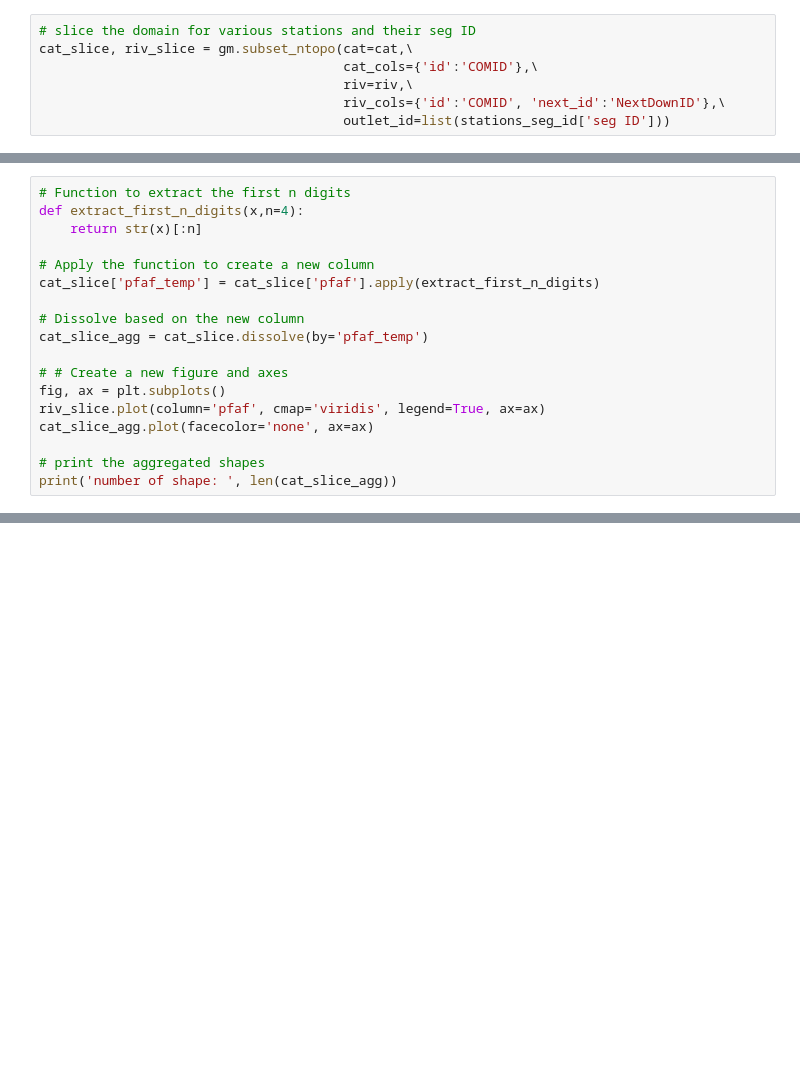
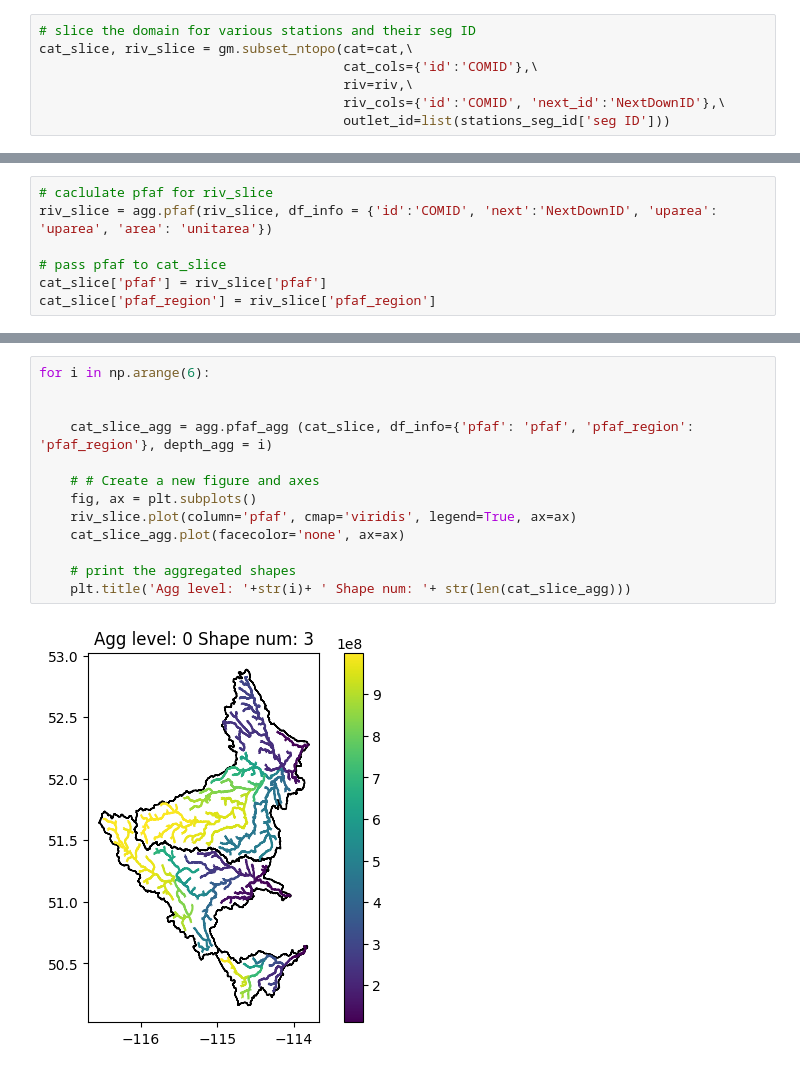
Before and after one commit to kasra-keshavarz/hydrant, a Jupyter notebook: examples/04_pfaf_agg.ipynb, the cells around one changed output, grey strips where cells are left out. Drawn from its saved outputs; the diff is of its cells as text; blank space fills up the shorter version.

```diff
--- a/examples/04_pfaf_agg.ipynb
+++ b/examples/04_pfaf_agg.ipynb
@@ -545,18 +82,0 @@ number of shape:  159
-# %%
-# Function to extract the first n digits
-def extract_first_n_digits(x,n=4):
-    return str(x)[:n]
-
-# Apply the function to create a new column
-cat_slice['pfaf_temp'] = cat_slice['pfaf'].apply(extract_first_n_digits)
-
-# Dissolve based on the new column
-cat_slice_agg = cat_slice.dissolve(by='pfaf_temp')
-
-# # Create a new figure and axes
-fig, ax = plt.subplots()
-riv_slice.plot(column='pfaf', cmap='viridis', legend=True, ax=ax)
-cat_slice_agg.plot(facecolor='none', ax=ax)
-
-# print the aggregated shapes
-print('number of shape: ', len(cat_slice_agg))
@@ -565,0 +83,7 @@ number of shape:  169
+# %%
+# caclulate pfaf for riv_slice
+riv_slice = agg.pfaf(riv_slice, df_info = {'id':'COMID', 'next':'NextDownID', 'uparea': 'uparea', 'area': 'unitarea'})
+
+# pass pfaf to cat_slice
+cat_slice['pfaf'] = riv_slice['pfaf']
+cat_slice['pfaf_region'] = riv_slice['pfaf_region']
@@ -565,0 +108,15 @@ number of shape:  169
+# %%
+for i in np.arange(6):
+
+
+    cat_slice_agg = agg.pfaf_agg (cat_slice, df_info={'pfaf': 'pfaf', 'pfaf_region': 'pfaf_region'}, depth_agg = i)
+
+    # # Create a new figure and axes
+    fig, ax = plt.subplots()
+    riv_slice.plot(column='pfaf', cmap='viridis', legend=True, ax=ax)
+    cat_slice_agg.plot(facecolor='none', ax=ax)
+
+    # print the aggregated shapes
+    plt.title('Agg level: '+str(i)+ ' Shape num: '+ str(len(cat_slice_agg)))
+# %% [output]
+[figure, added]
```
Also changed, not shown: parts of 19 cells of this notebook, 5 other files.
